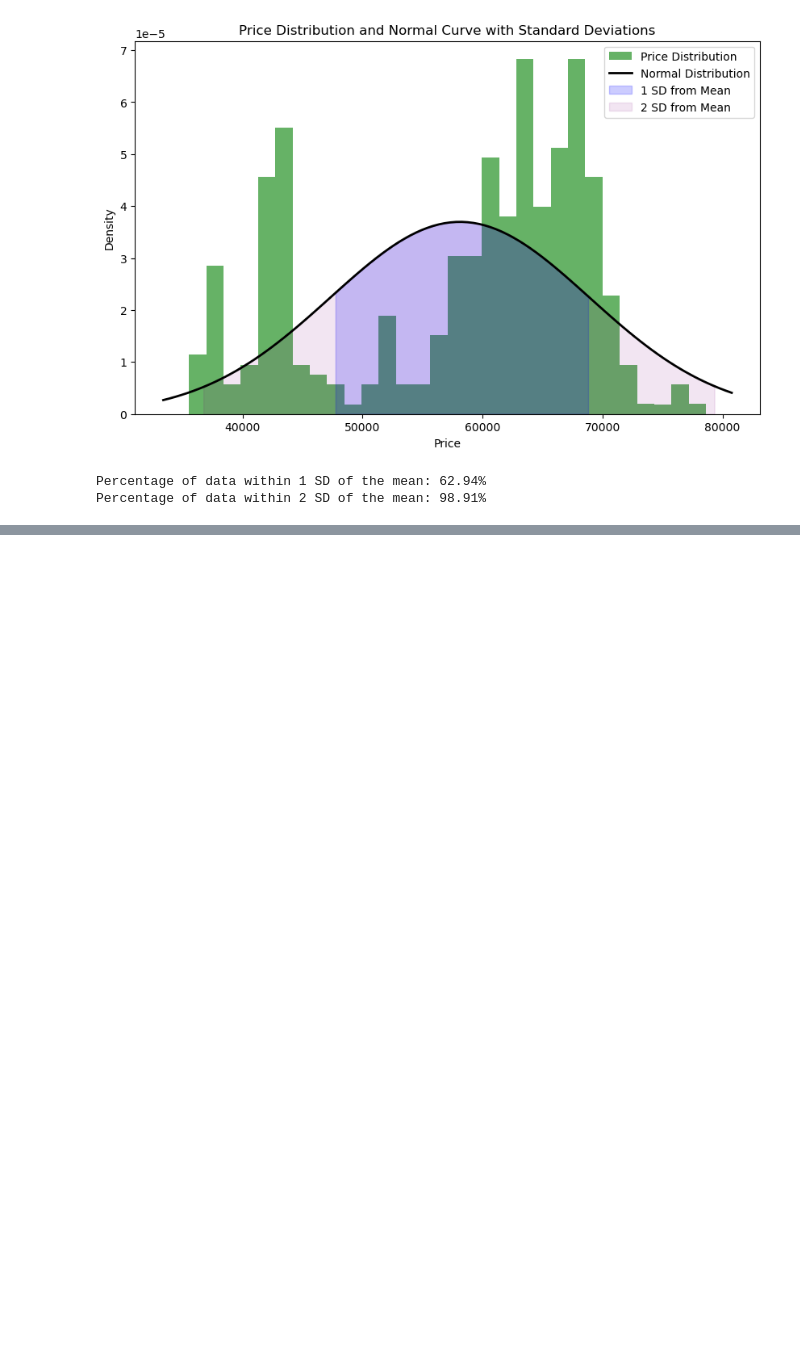
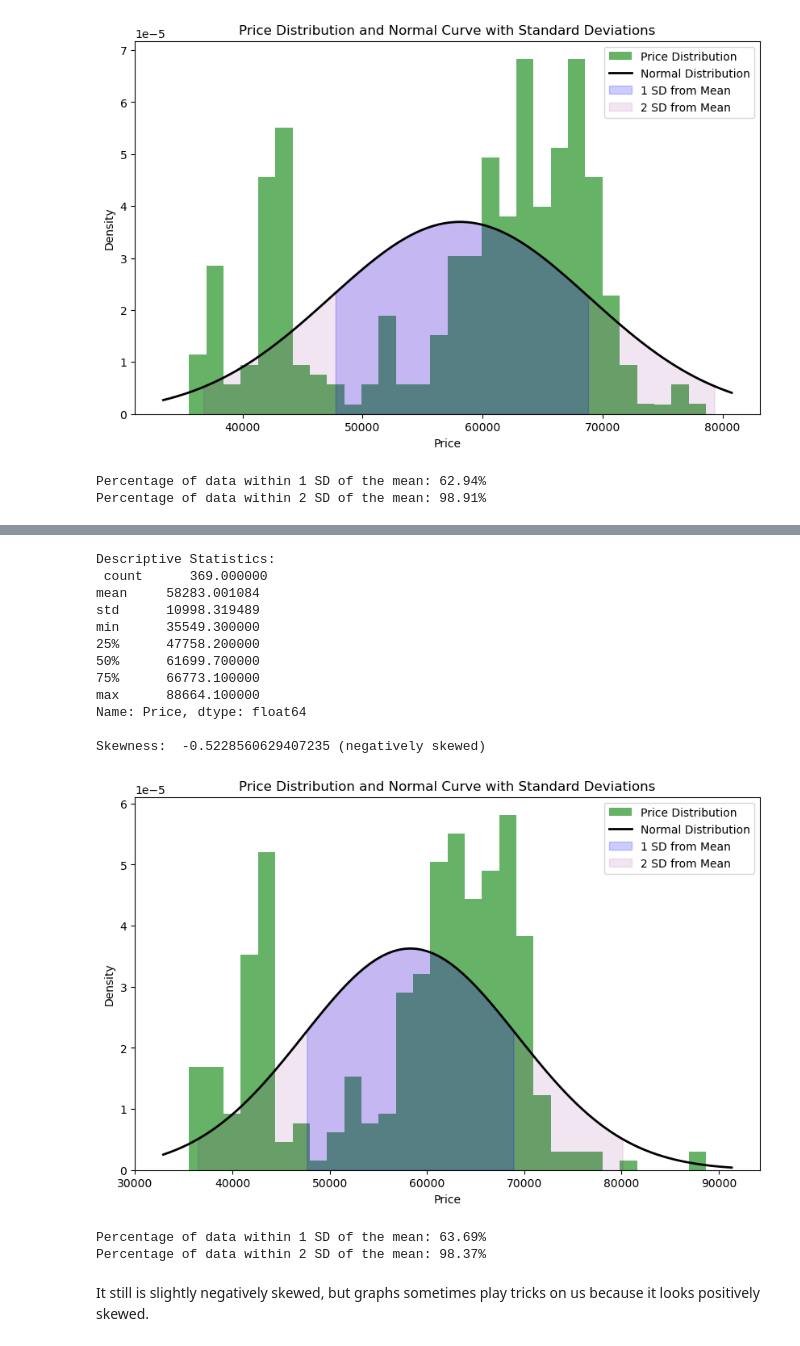
Before and after one commit to Matthew1172/IT-DA-A3, a Jupyter notebook: main.ipynb, the cells around one changed output, grey strips where cells are left out. Saved outputs shown, nothing was run; the diff lists cells and outputs as text; code cells hidden in the pictures; blank space fills up the shorter version.

```diff
--- a/main.ipynb
+++ b/main.ipynb
@@ -147,0 +231,74 @@ Percentage of data within 2 SD of the mean: 98.91%
+# %%
+btc2_data = pd.read_csv(os.path.join(os.getcwd(), "data", "btc2.csv"))
+
+# Clean numeric columns by removing commas and converting to float
+for col in ['Price', 'Open', 'High', 'Low']:
+    btc2_data[col] = pd.to_numeric(btc2_data[col].str.replace(',', ''), errors='coerce')
+# %%
+
+# Convert the 'Price' column to numeric, handling any missing values
+btc2_data['Price'] = pd.to_numeric(btc2_data['Price'], errors='coerce').dropna()
+
+# Descriptive statistics
+mean_price = btc2_data['Price'].mean()
+std_dev_price = btc2_data['Price'].std()
+skewness = stats.skew(btc2_data['Price'])
+desc_stats = btc2_data['Price'].describe()
+
+# Determine skewness direction
+skew_direction = 'positively skewed' if skewness > 0 else 'negatively skewed'
+
+# Print descriptive statistics and skewness information
+print("Descriptive Statistics:\n", desc_stats)
+print("\nSkewness: ", skewness, f"({skew_direction})")
+
+# Plot the data distribution and normal curve
+plt.figure(figsize=(10, 6))
+
+# Plot histogram of prices
+btc2_data['Price'].plot(kind='hist', bins=30, density=True, alpha=0.6, color='g', label='Price Distribution')
+
+# Plot the normal distribution curve
+xmin, xmax = plt.xlim()
+x = np.linspace(xmin, xmax, 100)
+p = stats.norm.pdf(x, mean_price, std_dev_price)
+plt.plot(x, p, 'k', linewidth=2, label='Normal Distribution')
+
+# Shade 1 SD region
+plt.fill_between(x, p, where=(x > mean_price - std_dev_price) & (x < mean_price + std_dev_price), color='blue', alpha=0.2, label='1 SD from Mean')
+
+# Shade 2 SD region
+plt.fill_between(x, p, where=(x > mean_price - 2 * std_dev_price) & (x < mean_price + 2 * std_dev_price), color='purple', alpha=0.1, label='2 SD from Mean')
+
+plt.xlabel("Price")
+plt.ylabel("Density")
+plt.title("Price Distribution and Normal Curve with Standard Deviations")
+plt.legend()
+
+# Show the plot
+plt.show()
+
+# Calculate percentages within 1 and 2 SD of the mean
+within_1_sd = np.mean((btc2_data['Price'] > mean_price - std_dev_price) & (btc2_data['Price'] < mean_price + std_dev_price)) * 100
+within_2_sd = np.mean((btc2_data['Price'] > mean_price - 2 * std_dev_price) & (btc2_data['Price'] < mean_price + 2 * std_dev_price)) * 100
+
+print(f"Percentage of data within 1 SD of the mean: {within_1_sd:.2f}%")
+print(f"Percentage of data within 2 SD of the mean: {within_2_sd:.2f}%")
+# %% [output]
+Descriptive Statistics:
+ count      369.000000
+mean     58283.001084
+std      10998.319489
+min      35549.300000
+25%      47758.200000
+50%      61699.700000
+75%      66773.100000
+max      88664.100000
+Name: Price, dtype: float64
+
+Skewness:  -0.5228560629407235 (negatively skewed)
+[figure, added]
+Percentage of data within 1 SD of the mean: 63.69%
+Percentage of data within 2 SD of the mean: 98.37%
+# %% [markdown]
+It still is slightly negatively skewed, but graphs sometimes play tricks on us because it looks positively skewed.
```
Also changed, not shown: parts of 11 cells of this notebook, 3 other files.
